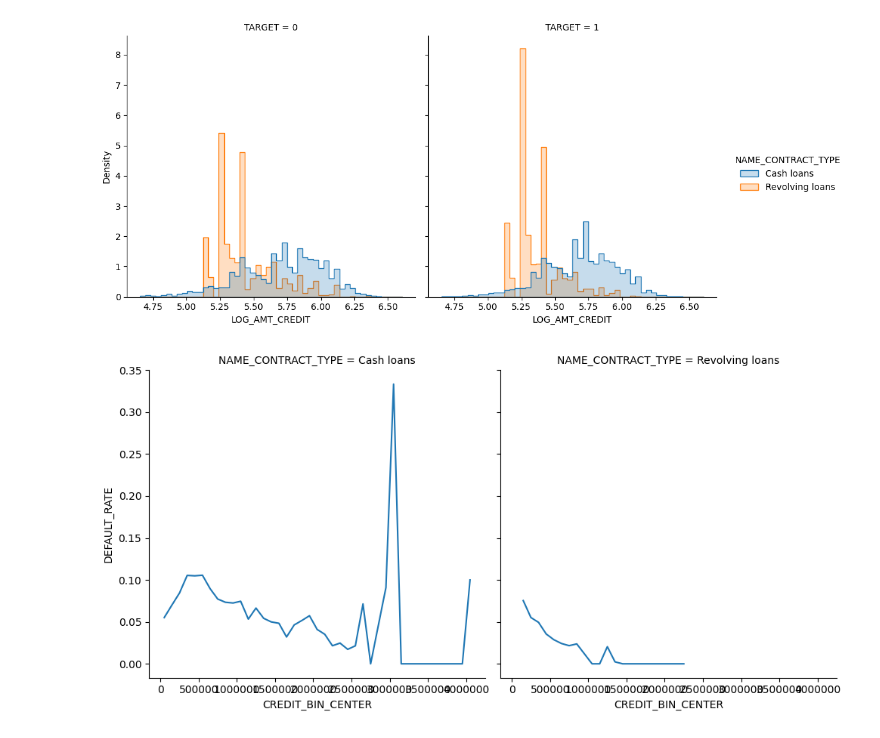
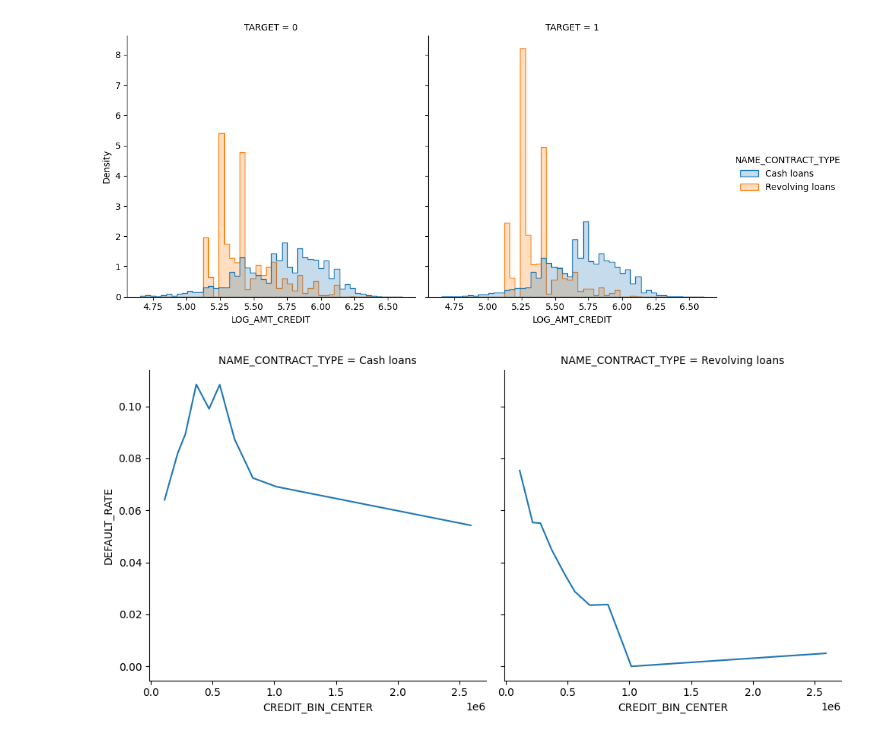
Before and after one commit to KuroEinzbern/Home-Credit-Default-Risk-Kaggle, a Jupyter notebook: notebooks/EDA.ipynb, the cells around one changed output. Drawn from its saved outputs; the diff is of its cells as text; code cells hidden in the pictures.

```diff
--- a/notebooks/EDA.ipynb
+++ b/notebooks/EDA.ipynb
@@ -67,13 +75,13 @@ for ax in g.axes.flat:
 [figure]
 # %%
 bins= np.arange(0,df["AMT_CREDIT"].max() + 100000, 100000)
-df["BINED_AMT_CREDIT"]=  pd.cut(df["AMT_CREDIT"],bins=bins)
-df_groupBy_bins = df.groupby(["BINED_AMT_CREDIT","NAME_CONTRACT_TYPE"],observed=True)["TARGET"].mean().reset_index(name="DEFAULT_RATE")
+df["BINED_AMT_CREDIT"]=  pd.qcut(df["AMT_CREDIT"],10)
+df_groupBy_bins = df.groupby(["BINED_AMT_CREDIT","NAME_CONTRACT_TYPE"],observed=True)["TARGET"].agg(
+    DEFAULT_RATE="mean",
+    COUNT="size").reset_index()
 df_groupBy_bins["CREDIT_BIN_CENTER"] = df_groupBy_bins["BINED_AMT_CREDIT"].apply(lambda x: x.mid)
+
+
 gr=sns.relplot(data=df_groupBy_bins,x="CREDIT_BIN_CENTER",y="DEFAULT_RATE",kind="line",col="NAME_CONTRACT_TYPE")
-
-for ax in gr.axes.flat:
-    ax.ticklabel_format(style='plain', axis='x')
-    ax.ticklabel_format(style='plain', axis='y')
 # %% [output]
-[figure, old version]
+[figure, new version]
```
Also changed, not shown: parts of 8 cells of this notebook, 5 other files.
